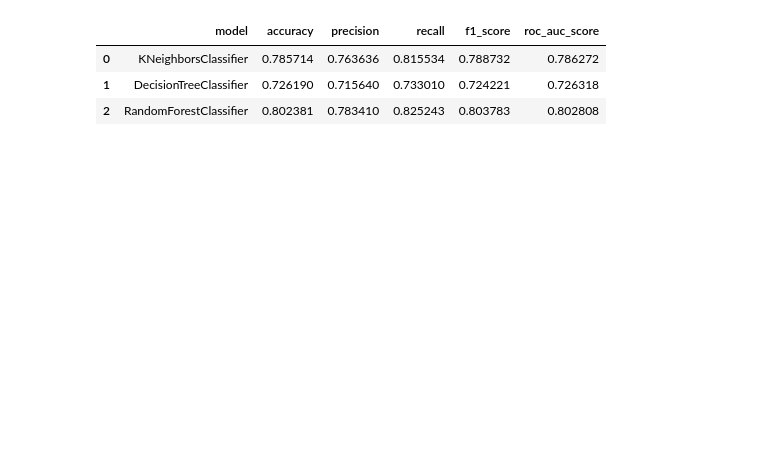
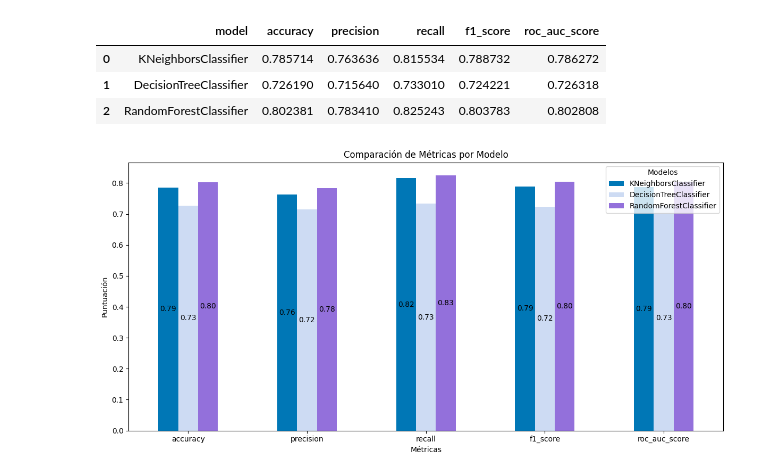
Before and after one commit to pabloing93/credit-scoring-prediction, a Jupyter notebook: evaluacion_modelos.ipynb, the cells around one changed output. Saved outputs shown, nothing was run; the diff lists cells and outputs as text; code cells hidden in the pictures; blank space fills up the shorter version.

Commit message:
Se añade gráfico de barras en evaluacion_modelos

```diff
--- a/evaluacion_modelos.ipynb
+++ b/evaluacion_modelos.ipynb
@@ -10,0 +13,20 @@ scores
+# %%
+colors = ['#0077b6', '#CDDBF3','#9370DB', '#DDA0DD']
+results_df = scores.set_index('model')
+results_df = results_df.T
+plot = results_df.plot(kind='bar', figsize=(12, 6), colormap='viridis', rot=0, color=colors)
+for container in plot.containers:
+  #Container contiene un bloque de barras que representa a 1 solo modelo de N modelos
+  labels = []
+  for value in container:
+    #Value es una barra del bloque
+    labels.append(f'{value.get_height():.2f}')
+  plot.bar_label(container, labels=labels, label_type='center')
+plt.title('Comparación de Métricas por Modelo')
+plt.xlabel('Métricas')
+plt.ylabel('Puntuación')
+plt.legend(title='Modelos')
+plt.tight_layout()
+plt.show()
+# %% [output]
+[figure, added]
```
Also changed, not shown: parts of 2 cells of this notebook.
